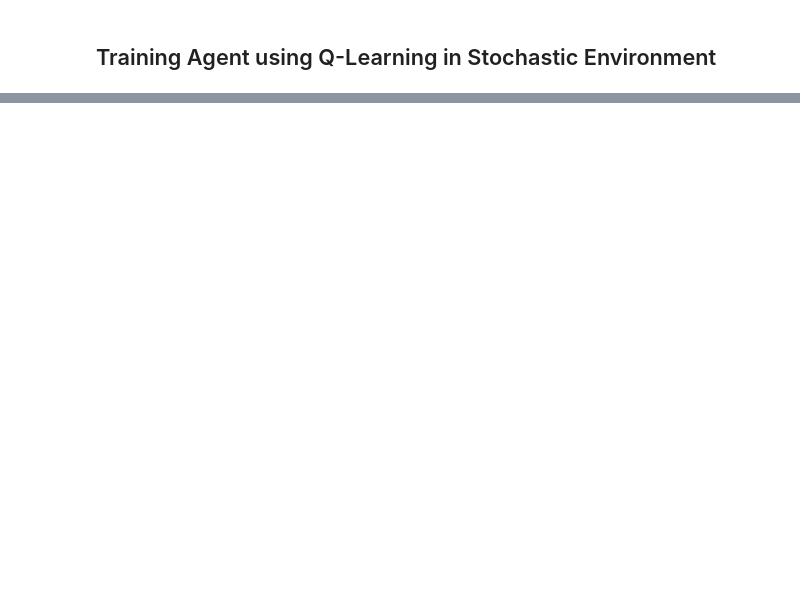
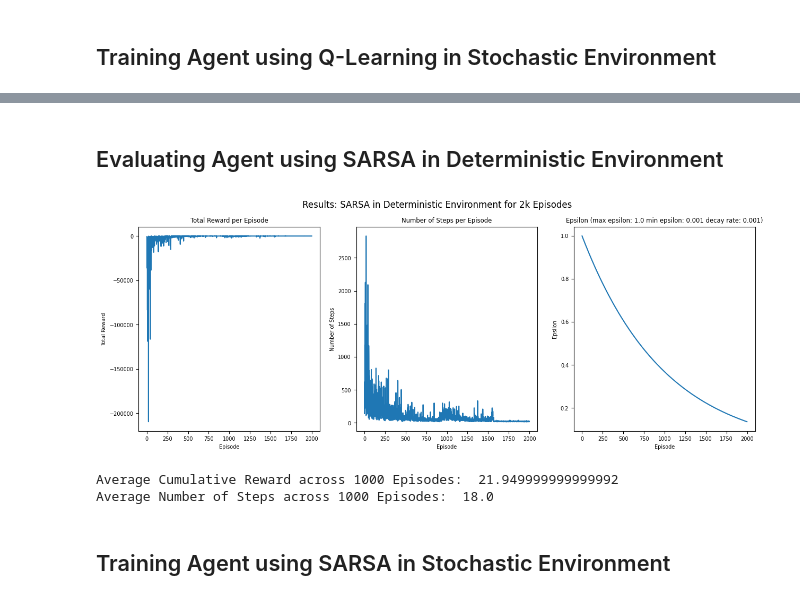
Before and after one commit to LarsGart/Reinforcement-Learning-Project-1, a Jupyter notebook: larsgart_assignment1.ipynb, the cells around one changed output, grey strips where cells are left out. Cells and saved outputs as stored; diff of their text form; code cells hidden in the pictures; blank space fills up the shorter version.

Commit message:
fixed sarsa

```diff
--- a/larsgart_assignment1.ipynb
+++ b/larsgart_assignment1.ipynb
@@ -285,0 +315,25 @@ plt.show()
+# %%
+# evaluate the agent
+state = env.reset()
+epochs = 0
+done = False
+env.verbose = False
+episodeRewards = []
+numStepsList = []
+
+for i in range(1000):
+    cumulativeEpisodeReward = 0
+    stepCount = 0
+    while not done:
+        action = np.argmax(Q[state_to_index[state]])
+        state, reward, done, info = env.step(action)
+        cumulativeEpisodeReward += reward
+        epochs += 1
+        stepCount += 1
+    episodeRewards.append(cumulativeEpisodeReward)
+    numStepsList.append(stepCount)
+    state = env.reset()
+    done = False
+
+print("Average Cumulative Reward across 1000 Episodes: ", np.mean(episodeRewards))
+print("Average Number of Steps across 1000 Episodes: ", np.mean(numStepsList))
@@ -285,0 +412,51 @@ plt.show()
+# %% [markdown]
+## Evaluating Agent using SARSA in Deterministic Environment
+# %%
+fig, (ax1, ax2, ax3) = plt.subplots(1, 3, figsize=(15, 5))
+ax1.plot(episodeRewards)
+ax1.set_title('Total Reward per Episode')
+ax1.set_xlabel('Episode')
+ax1.set_ylabel('Total Reward')
+ax2.plot(numStepsList)
+ax2.set_title('Number of Steps per Episode')
+ax2.set_ylabel('Number of Steps')
+ax2.set_xlabel('Episode')
+ax3.plot(epsilonList[1:])
+ax3.set_title('Epsilon (max epsilon: '+str(max_epsilon)+' min epsilon: '+str(min_epsilon)+' decay rate: '+str(epsilon_decay)+')')
+ax3.set_xlabel('Episode')
+ax3.set_ylabel('Epsilon')
+fig.suptitle('Deterministic Environment')
+fig.suptitle('Results: SARSA in Deterministic Environment for 2k Episodes', fontsize=12)
+plt.show()
+# %% [output]
+[figure, added]
+# %%
+# evaluate the agent
+state = env.reset()
+epochs = 0
+done = False
+env.verbose = False
+episodeRewards = []
+numStepsList = []
+
+for i in range(1000):
+    cumulativeEpisodeReward = 0
+    stepCount = 0
+    while not done:
+        action = np.argmax(Q[state_to_index[state]])
+        state, reward, done, info = env.step(action)
+        cumulativeEpisodeReward += reward
+        epochs += 1
+        stepCount += 1
+    episodeRewards.append(cumulativeEpisodeReward)
+    numStepsList.append(stepCount)
+    state = env.reset()
+    done = False
+
+print("Average Cumulative Reward across 1000 Episodes: ", np.mean(episodeRewards))
+print("Average Number of Steps across 1000 Episodes: ", np.mean(numStepsList))
+# %% [output]
+Average Cumulative Reward across 1000 Episodes:  21.949999999999992
+Average Number of Steps across 1000 Episodes:  18.0
+# %% [markdown]
+## Training Agent using SARSA in Stochastic Environment
```
Also changed, not shown: parts of 14 cells of this notebook, 7 other files.
